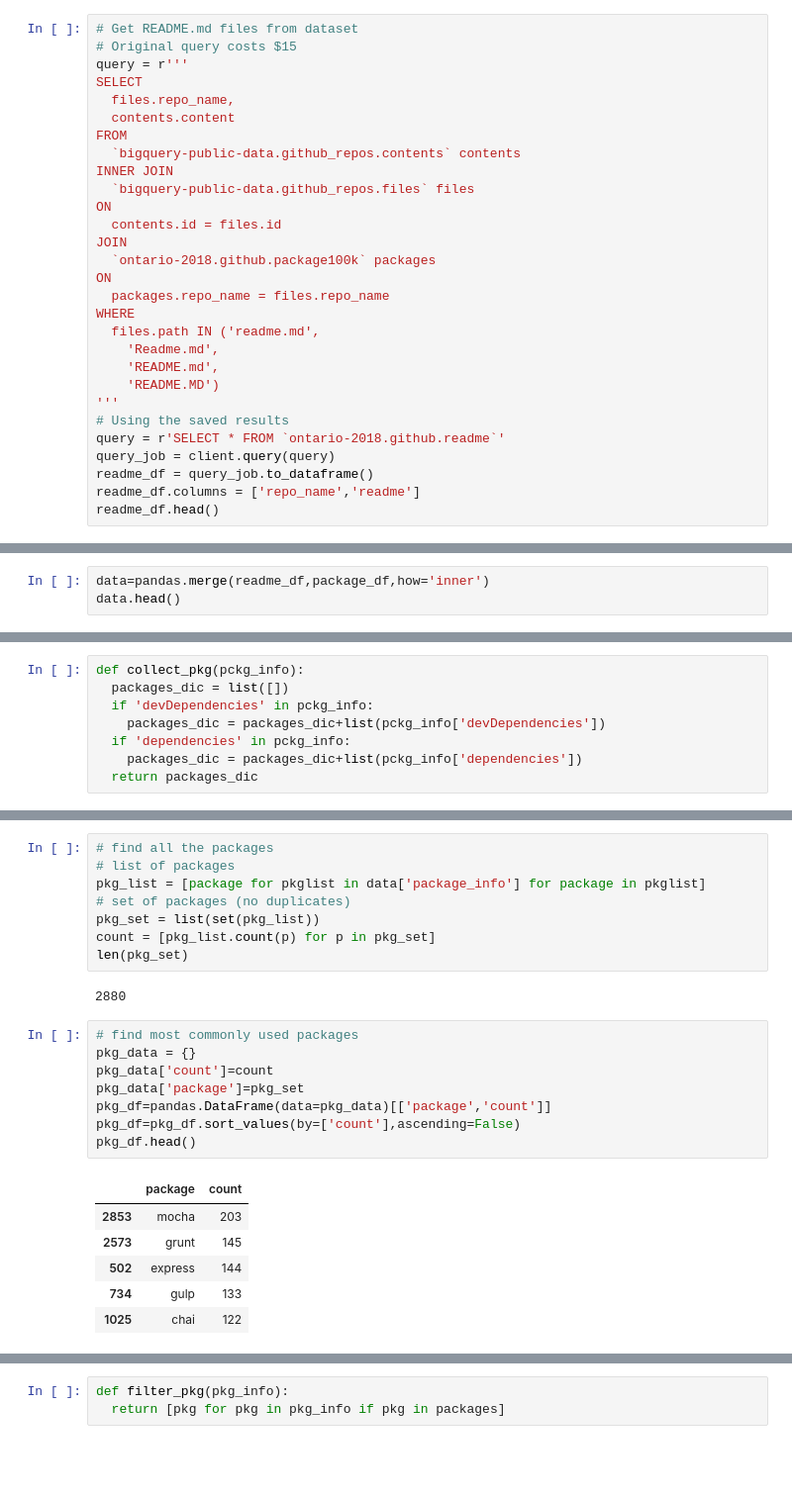
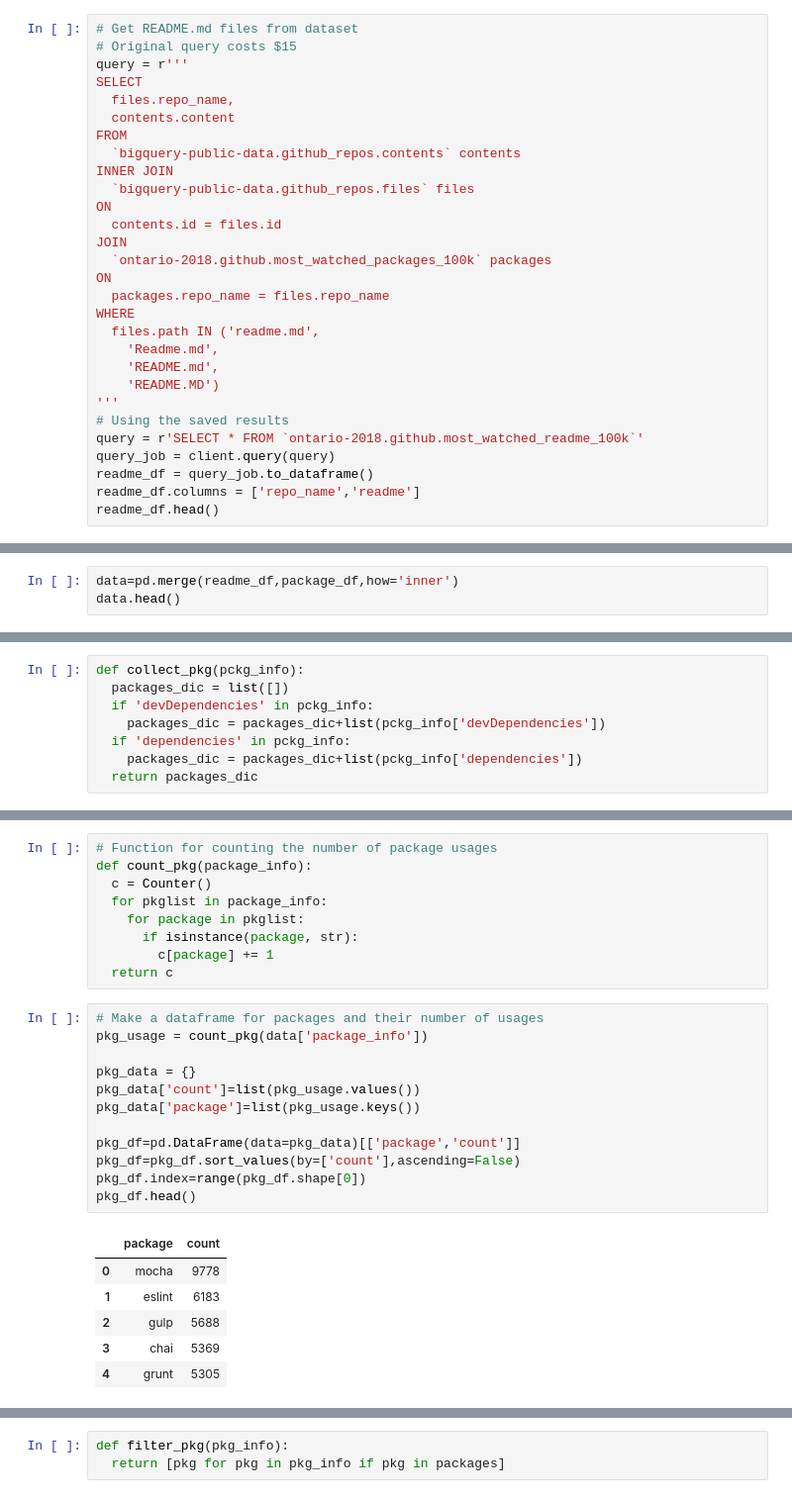
Before and after one commit to bsamadi/colab-notebooks, a Jupyter notebook: Package_Recommendation_Engine_Multilabel_Classification.ipynb, the cells around one changed output, grey strips where cells are left out. Shown at 99% size. Saved outputs shown, nothing was run; the diff lists cells and outputs as text; blank space fills up the shorter version.

```diff
--- a/Package_Recommendation_Engine_Multilabel_Classification.ipynb
+++ b/Package_Recommendation_Engine_Multilabel_Classification.ipynb
@@ -117,7 +127,7 @@ INNER JOIN
 ON
   contents.id = files.id
 JOIN
-  `ontario-2018.github.package100k` packages
+  `ontario-2018.github.most_watched_packages_100k` packages
 ON
   packages.repo_name = files.repo_name
 WHERE
@@ -127,7 +137,7 @@ WHERE
     'README.MD')
 '''
 # Using the saved results
-query = r'SELECT * FROM `ontario-2018.github.readme`'
+query = r'SELECT * FROM `ontario-2018.github.most_watched_readme_100k`'
 query_job = client.query(query)
 readme_df = query_job.to_dataframe()
 readme_df.columns = ['repo_name','readme']
@@ -148,7 +158,7 @@ len(repos)
 # %% [markdown]
 ## Joining the data frames of packages and README files
 # %%
-data=pandas.merge(readme_df,package_df,how='inner')
+data=pd.merge(readme_df,package_df,how='inner')
 data.head()
 # %% [output]
 |  | repo_name | readme | package_info |
@@ -184,28 +194,31 @@ data.head()
-# %%
-# find all the packages
-# list of packages
-pkg_list = [package for pkglist in data['package_info'] for package in pkglist]
-# set of packages (no duplicates)
-pkg_set = list(set(pkg_list))
-count = [pkg_list.count(p) for p in pkg_set]
-len(pkg_set)
-# %% [output]
-2880
+# %%
+# Function for counting the number of package usages
+def count_pkg(package_info):
+  c = Counter()
+  for pkglist in package_info:
+    for package in pkglist:
+      if isinstance(package, str):
+        c[package] += 1
+  return c
 # %%
-# find most commonly used packages
+# Make a dataframe for packages and their number of usages
+pkg_usage = count_pkg(data['package_info'])
+
 pkg_data = {}
-pkg_data['count']=count
-pkg_data['package']=pkg_set
-pkg_df=pandas.DataFrame(data=pkg_data)[['package','count']]
+pkg_data['count']=list(pkg_usage.values())
+pkg_data['package']=list(pkg_usage.keys())
+
+pkg_df=pd.DataFrame(data=pkg_data)[['package','count']]
 pkg_df=pkg_df.sort_values(by=['count'],ascending=False)
+pkg_df.index=range(pkg_df.shape[0])
 pkg_df.head()
 # %% [output]
 |  | package | count |
-| 2853 | mocha | 203 |
-| 2573 | grunt | 145 |
-| 502 | express | 144 |
-| 734 | gulp | 133 |
-| 1025 | chai | 122 |
+| 0 | mocha | 9778 |
+| 1 | eslint | 6183 |
+| 2 | gulp | 5688 |
+| 3 | chai | 5369 |
+| 4 | grunt | 5305 |
 # %%
 pkg_df.shape
 # %% [output]
```
Also changed, not shown: parts of 52 cells of this notebook.
